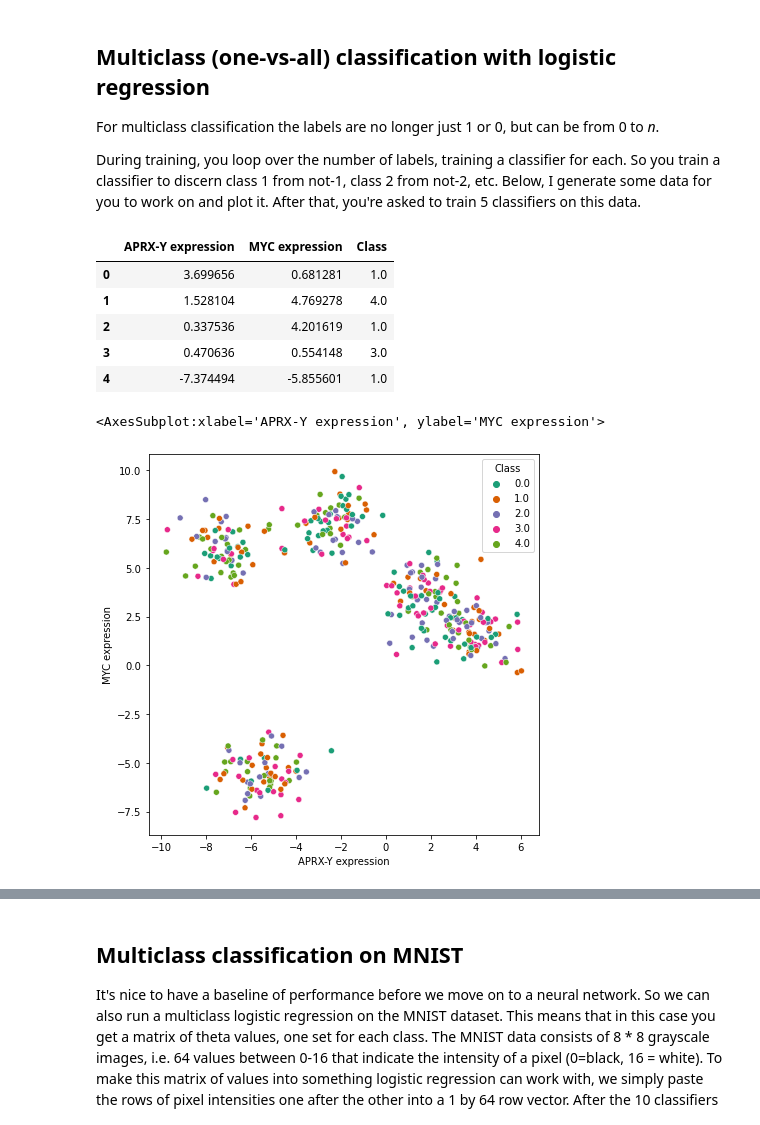
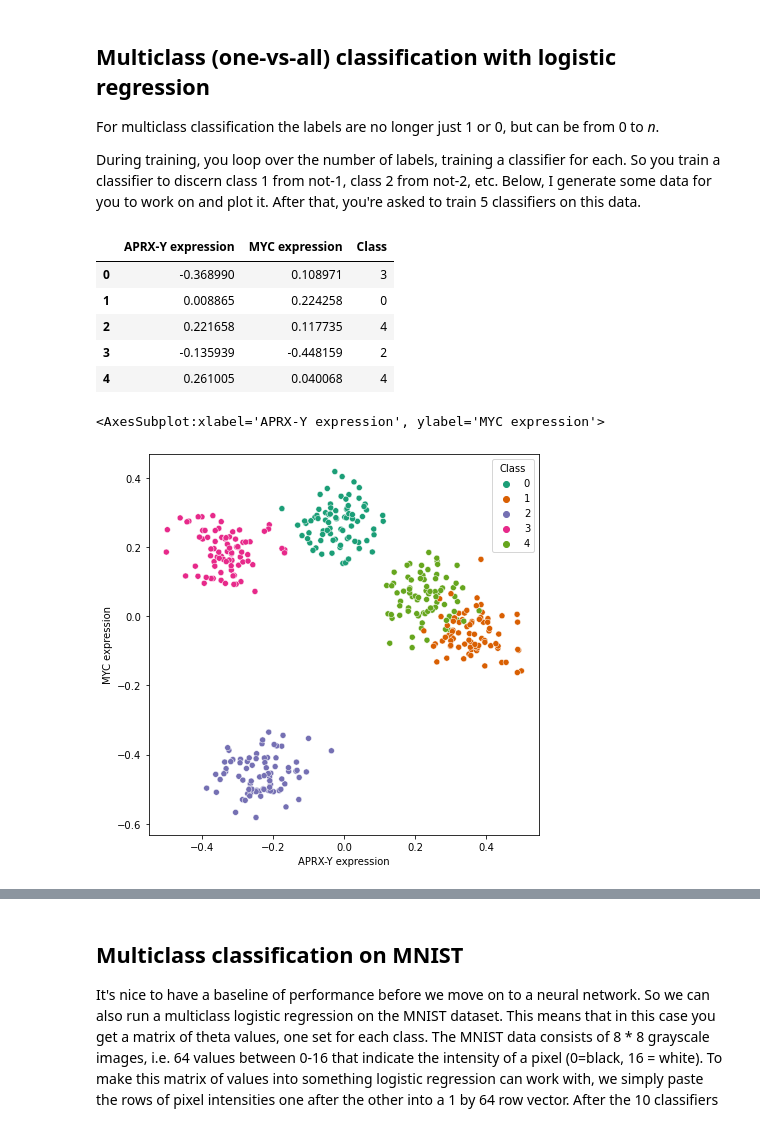
Before and after one commit to DieStok/Basic-Machine-Learning-for-Bioinformatics, a Jupyter notebook: Day2/Practical/PracticalMaterialDay2_AfternoonPractical_Answers.ipynb, the cells around one changed output, grey strips where cells are left out. Cells and saved outputs as stored; diff of their text form; code cells hidden in the pictures.

```diff
--- a/Day2/Practical/PracticalMaterialDay2_AfternoonPractical_Answers.ipynb
+++ b/Day2/Practical/PracticalMaterialDay2_AfternoonPractical_Answers.ipynb
@@ -150,40 +151,39 @@ During training, you loop over the number of labels, training a classifier for e
 # %%
 from sklearn.datasets import make_blobs
 from sklearn.model_selection import train_test_split
 
 features, labels = make_blobs(n_samples = 500, n_features = 2, centers = 5, center_box = (-8, 8),
                              random_state = 42)
 
-features = pd.DataFrame(features)
 #make train and test set
 #make sure that the proportion of each class in the train and test set is equal
 featsTrain, featsTest, labelsTrain, labelsTest = train_test_split(features, labels, test_size = 0.2, stratify = labels)
 #normalise the data
-featsTrain, muFeatsTrain, rangeFeatsTrain = createNormalisedFeatures(featsTrain, "range")
-featsTrain = np.array(features)
-featsTest  = (featsTest - muFeatsTrain)/rangeFeatsTrain
+featsTrain, muFeatsTrain, rangeFeatsTrain = createNormalisedFeatures(pd.DataFrame(featsTrain), "range")
+featsTrain = np.array(featsTrain)
+featsTest  = (np.array(featsTest) - np.array(muFeatsTrain))/np.array(rangeFeatsTrain)
 #note how you normalise the training data, and then use the obtained means and ranges to transform the test data!
 
 #Show the data
 dataFrameFiveClasses = pd.concat([pd.DataFrame(featsTrain), pd.DataFrame(labelsTrain)], axis = 1)
 dataFrameFiveClasses.columns   = ["APRX-Y expression", "MYC expression", "Class"]
 display(dataFrameFiveClasses.head())
 
 #Make a plot of the training data using Seaborn
 fig, ax = plt.subplots(figsize = (7,7))
 sns.scatterplot(x = "APRX-Y expression", y = "MYC expression", hue = "Class", data = dataFrameFiveClasses,
                palette= "Dark2", ax = ax)
 
 #train logistic regression on this
 # %% [output]
 |  | APRX-Y expression | MYC expression | Class |
-| 0 | 3.699656 | 0.681281 | 1.0 |
-| 1 | 1.528104 | 4.769278 | 4.0 |
-| 2 | 0.337536 | 4.201619 | 1.0 |
-| 3 | 0.470636 | 0.554148 | 3.0 |
-| 4 | -7.374494 | -5.855601 | 1.0 |
+| 0 | -0.368990 | 0.108971 | 3 |
+| 1 | 0.008865 | 0.224258 | 0 |
+| 2 | 0.221658 | 0.117735 | 4 |
+| 3 | -0.135939 | -0.448159 | 2 |
+| 4 | 0.261005 | 0.040068 | 4 |
 <AxesSubplot:xlabel='APRX-Y expression', ylabel='MYC expression'>
-[figure, old version]
+[figure, new version]
 # %% [markdown]
 ## Doing multiclass logistic regression
 
```
Also changed, not shown: parts of 15 cells of this notebook, 10 other files.
